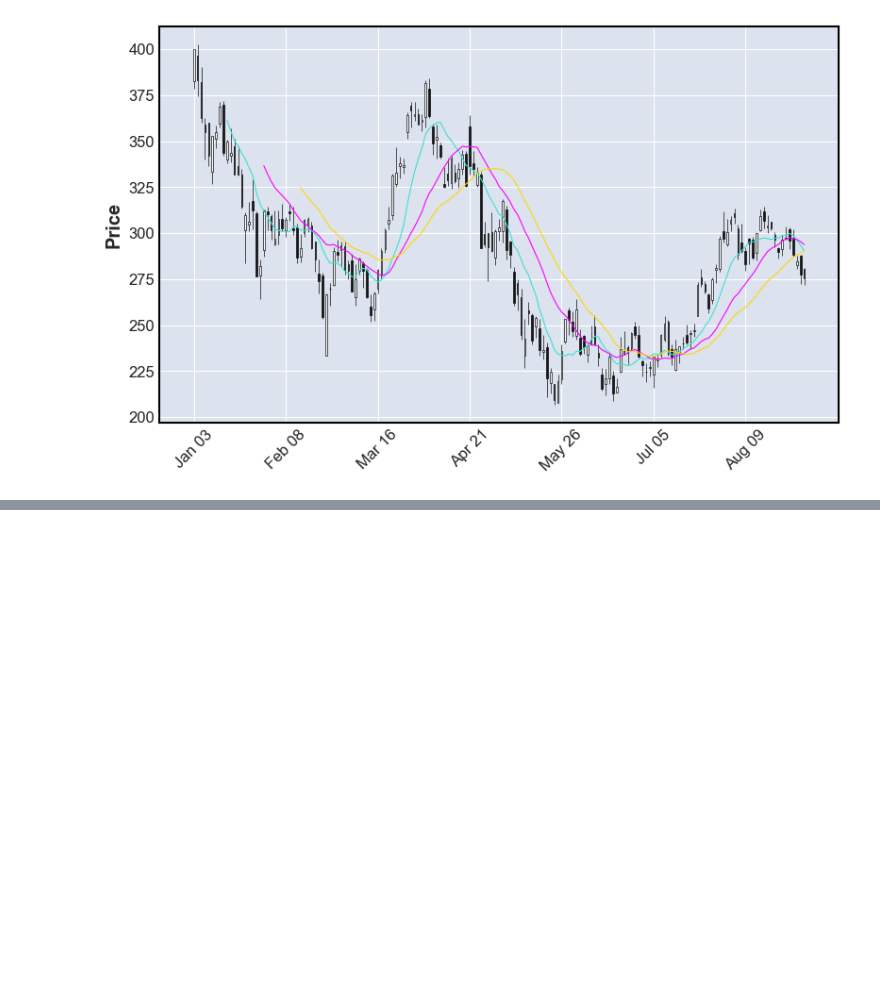
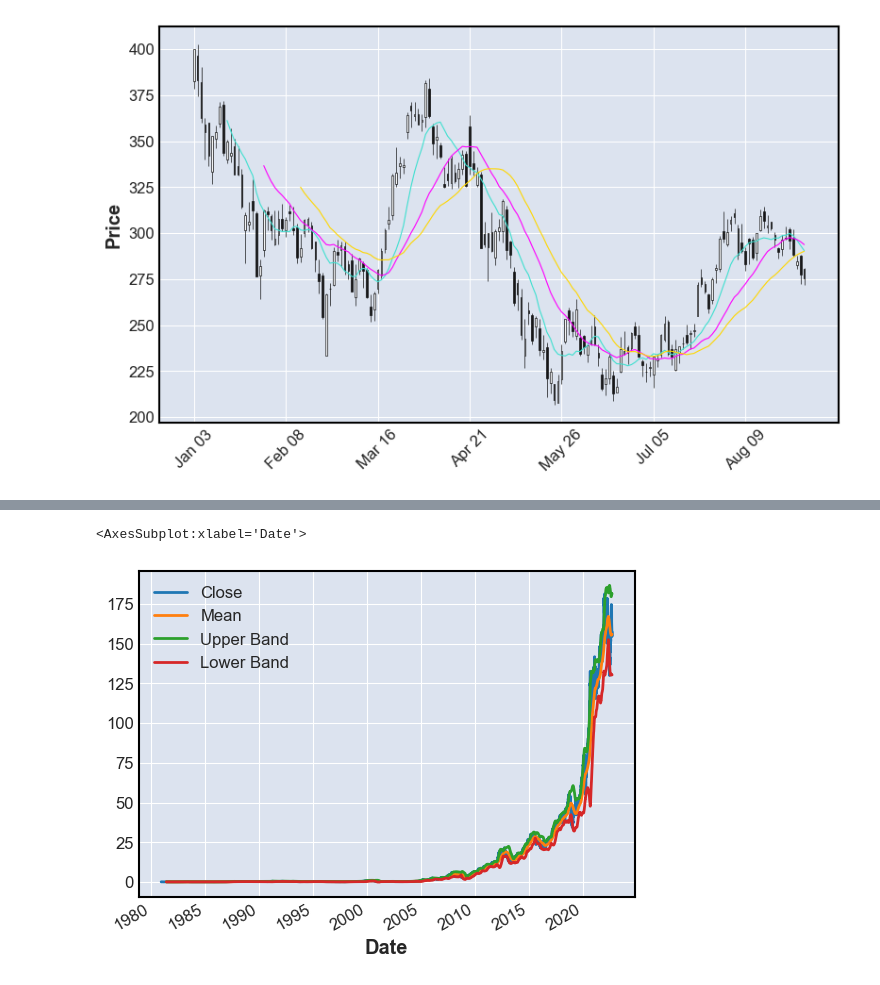
Before and after one commit to PattaWapee/ML_DL_investing, a Jupyter notebook: Python_for_investing.ipynb, the cells around one changed output, grey strips where cells are left out. Drawn from its saved outputs; the diff is of its cells as text; code cells hidden in the pictures; blank space fills up the shorter version.

```diff
--- a/Python_for_investing.ipynb
+++ b/Python_for_investing.ipynb
@@ -299,0 +332,6 @@ mpf.plot(tsla.loc['2022'], type = 'candle', figsize = (10,6), mav = (10,20,30))
+# %%
+AAPL_df['Mean'] = AAPL_df['Close'].rolling(window = 120).mean()
+AAPL_df['std'] = AAPL_df['Close'].rolling(window = 120).std()
+# %%
+AAPL_df['Upper Band'] = AAPL_df['Mean'] +  (AAPL_df['std']*2)
+AAPL_df['Lower Band'] = AAPL_df['Mean'] -  (AAPL_df['std']*2)
@@ -299,0 +348,7 @@ mpf.plot(tsla.loc['2022'], type = 'candle', figsize = (10,6), mav = (10,20,30))
+# %%
+BBAND = AAPL_df.loc[:,['Close','Mean','Upper Band','Lower Band']]
+# %%
+BBAND.plot()
+# %% [output]
+<AxesSubplot:xlabel='Date'>
+[figure, added]
```
Also changed, not shown: parts of 19 cells of this notebook, 2 other files.
